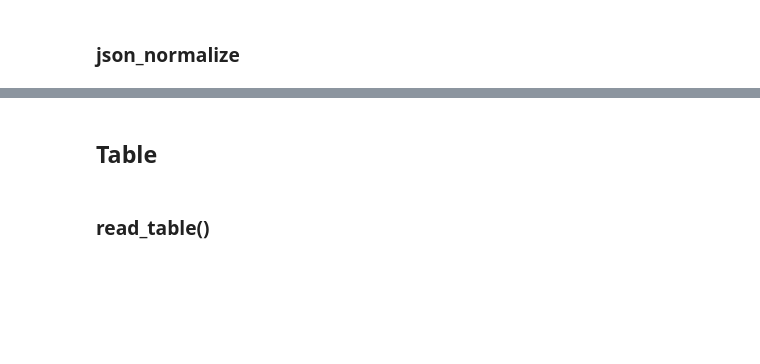
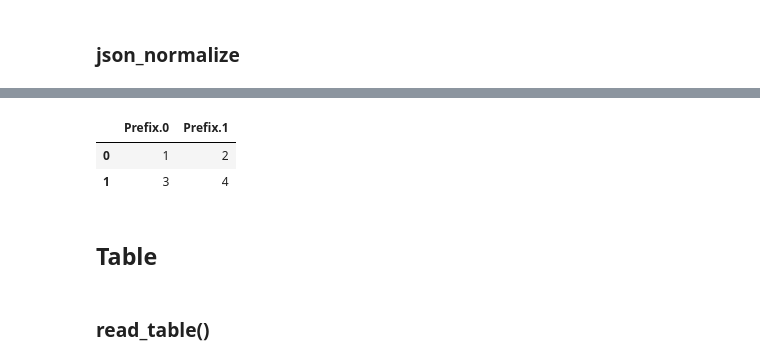
Before and after one commit to yunsansheng/code-notes, a Jupyter notebook: python/KT-pandas.ipynb, the cells around one changed output, grey strips where cells are left out. Saved outputs shown, nothing was run; the diff lists cells and outputs as text; code cells hidden in the pictures; blank space fills up the shorter version.

```diff
--- a/python/KT-pandas.ipynb
+++ b/python/KT-pandas.ipynb
@@ -434,3 +526,10 @@ pd.json_normalize(data)
+# %%
+data = [{"A": [[1, 2],[3,4]]}]
+pd.json_normalize(data, "A", record_prefix="Prefix.")
+# %% [output]
+|  | Prefix.0 | Prefix.1 |
+| 0 | 1 | 2 |
+| 1 | 3 | 4 |
 # %% [markdown]
 ## Table
 # %% [markdown]
```
Also changed, not shown: parts of 14 cells of this notebook.
